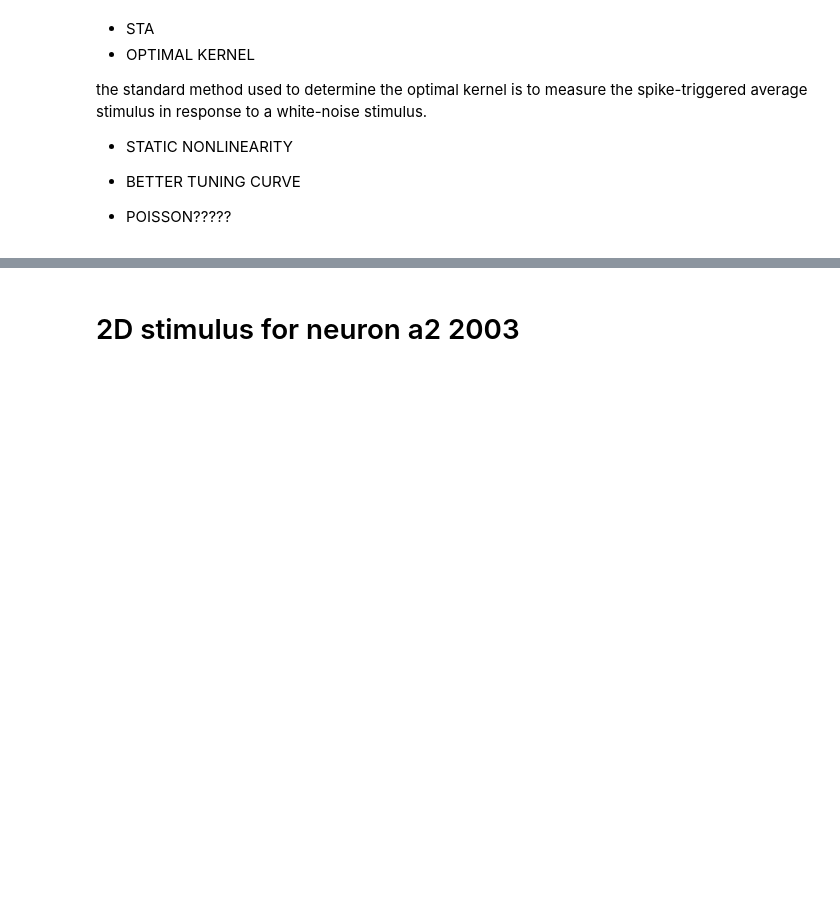
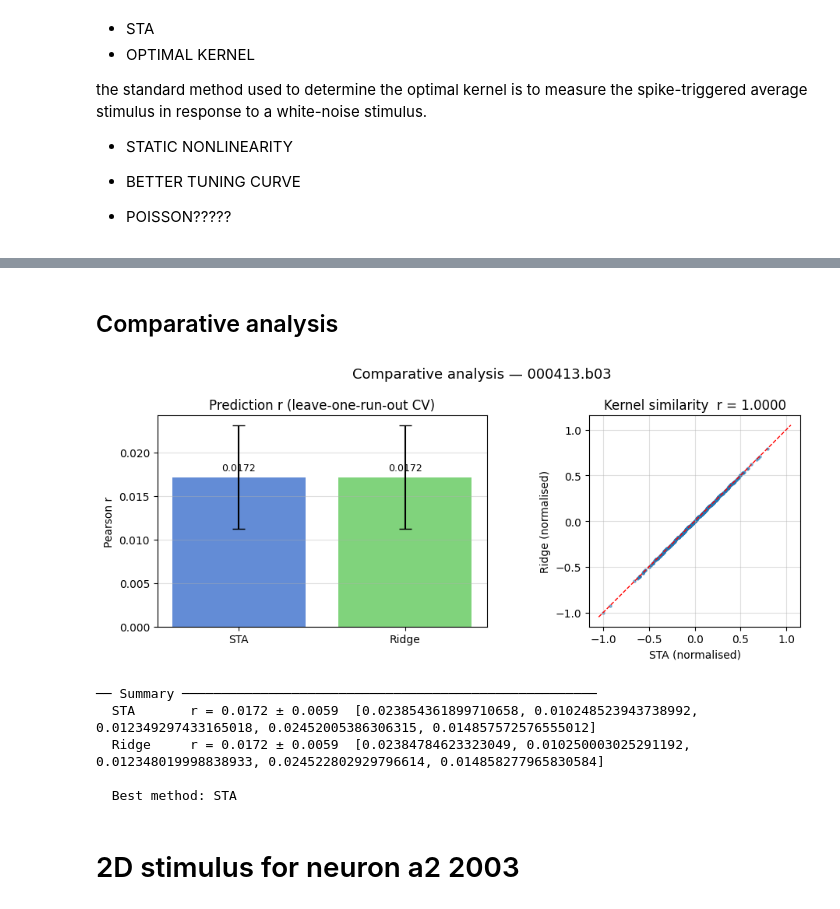
Before and after one commit to alessandrodipiano/neural_encoding, a Jupyter notebook: start.ipynb, the cells around one changed output, grey strips where cells are left out. Cells and saved outputs as stored; diff of their text form; code cells hidden in the pictures; blank space fills up the shorter version.

```diff
--- a/start.ipynb
+++ b/start.ipynb
@@ -771,2 +1039,52 @@ the standard method used to determine the optimal kernel is to measure the spike
+# %% [markdown]
+## Comparative analysis
+# %%
+method_rs = {'STA': sta_rs, 'Ridge': ridge_rs_cv}
+labels    = list(method_rs.keys())
+means     = [v.mean() for v in method_rs.values()]
+stds      = [v.std()  for v in method_rs.values()]
+
+fig, axes = plt.subplots(1, 2, figsize=(10, 4))
+fig.suptitle('Comparative analysis — 000413.b03', fontsize=13)
+
+# ── bar chart ────────────────────────────────────────────────────────────────
+ax     = axes[0]
+colors = ['#4878CF', '#6ACC65']
+bars   = ax.bar(labels, means, yerr=stds, capsize=6, color=colors, alpha=0.85)
+for bar, m in zip(bars, means):
+    ax.text(bar.get_x() + bar.get_width() / 2, m + 5e-4,
+            f'{m:.4f}', ha='center', va='bottom', fontsize=9)
+ax.set_ylabel('Pearson r')
+ax.set_title('Prediction r (leave-one-run-out CV)')
+ax.grid(axis='y', alpha=0.4)
+
+# ── STA vs Ridge kernel scatter (white noise → should be proportional) ───────
+ax    = axes[1]
+s_n   = sta.ravel()        / (np.abs(sta).max()        + 1e-10)
+r_n   = w_ridge_2d.ravel() / (np.abs(w_ridge_2d).max() + 1e-10)
+ax.scatter(s_n, r_n, s=5, alpha=0.5)
+lim   = max(np.abs(s_n).max(), np.abs(r_n).max()) * 1.05
+ax.plot([-lim, lim], [-lim, lim], 'r--', linewidth=1)
+r_kr  = pearsonr(s_n, r_n).statistic
+ax.set_xlabel('STA (normalised)');  ax.set_ylabel('Ridge (normalised)')
+ax.set_title(f'Kernel similarity  r = {r_kr:.4f}')
+ax.set_aspect('equal');  ax.grid(True, alpha=0.4)
+
+plt.tight_layout()
+plt.show()
+
+print('── Summary ─────────────────────────────────────────────────────')
+for name, rs in method_rs.items():
+    print(f'  {name:8s}  r = {rs.mean():.4f} ± {rs.std():.4f}  {rs.tolist()}')
+
+best = labels[int(np.argmax(means))]
+print(f'\n  Best method: {best}')
+# %% [output]
+[figure, added]
+── Summary ─────────────────────────────────────────────────────
+  STA       r = 0.0172 ± 0.0059  [0.023854361899710658, 0.010248523943738992, 0.012349297433165018, 0.02452005386306315, 0.014857572576555012]
+  Ridge     r = 0.0172 ± 0.0059  [0.02384784623323049, 0.010250003025291192, 0.012348019998838933, 0.024522802929796614, 0.014858277965830584]
+
+  Best method: STA
 # %% [markdown]
 # 2D stimulus for neuron a2 2003
```
Also changed, not shown: parts of 14 cells of this notebook.
